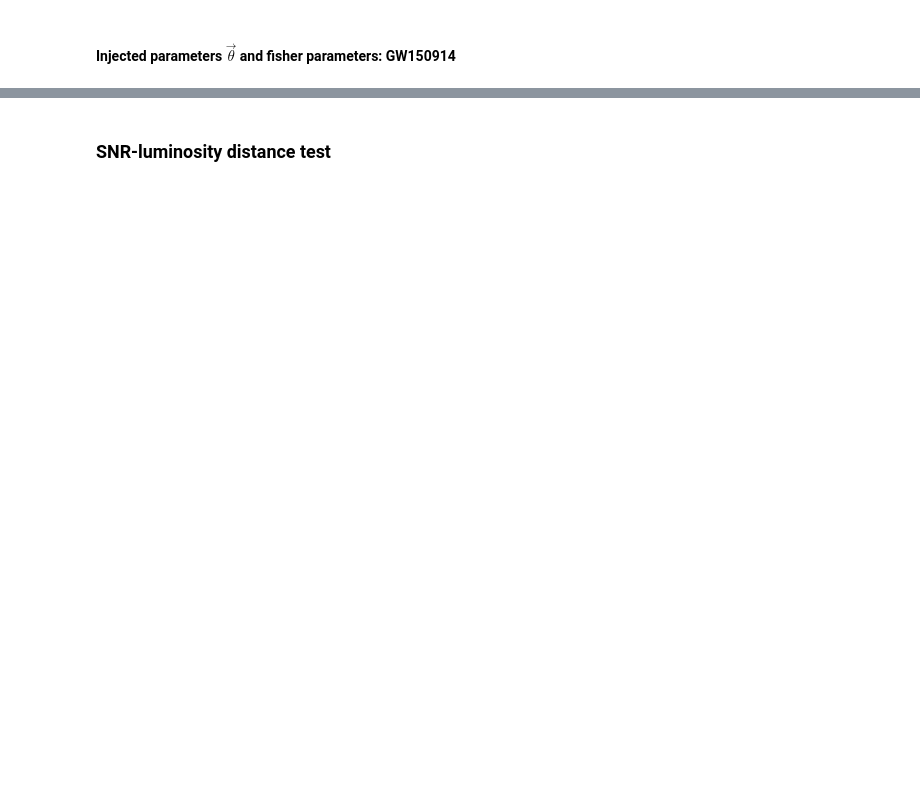
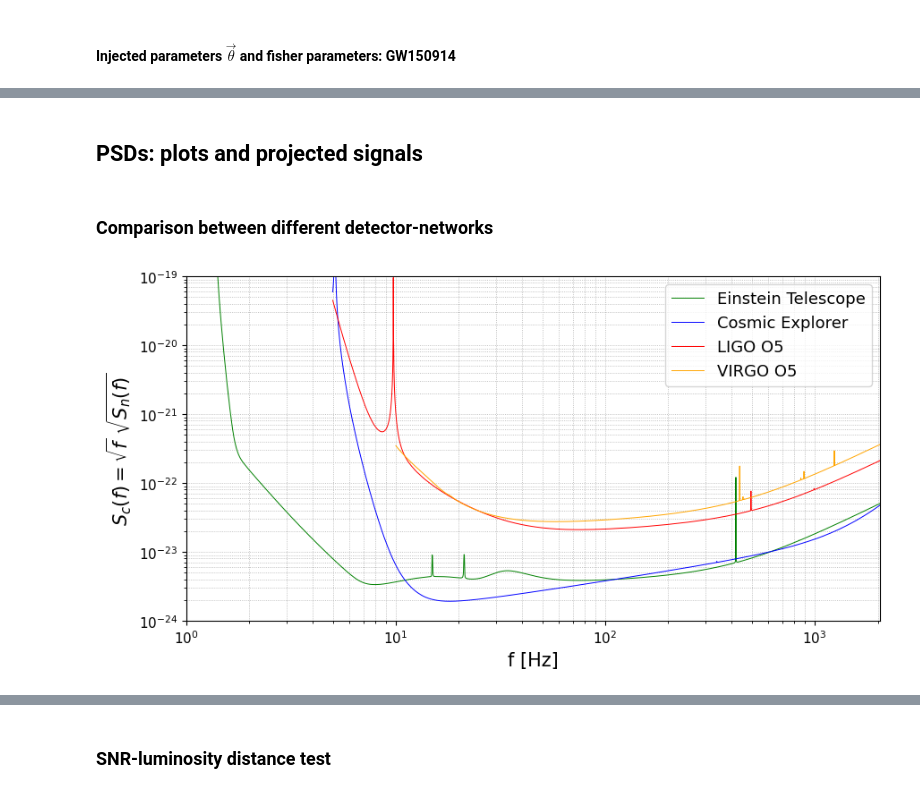
Before and after one commit to AlessandroAgapito23/GWFish_Inspiral_Deviations, a Jupyter notebook: GR_Inspiral_test.ipynb, the cells around one changed output, grey strips where cells are left out. Drawn from its saved outputs; the diff is of its cells as text; code cells hidden in the pictures; blank space fills up the shorter version.

```diff
--- a/GR_Inspiral_test.ipynb
+++ b/GR_Inspiral_test.ipynb
@@ -337,0 +322,42 @@ plt.show()
+# %% [markdown]
+## **PSDs: plots and projected signals**
+# %% [markdown]
+### **Comparison between different detector-networks**
+# %%
+# The PSD of the detector is stored in the detector_psd folder
+# We need to specify the path to the file
+GWFish_path = 'GWFish/'
+psd_et = np.loadtxt(os.path.join(GWFish_path,'detector_psd/ET_psd.txt'), usecols=[0,1])
+psd_ce = np.loadtxt(os.path.join(GWFish_path,'detector_psd/CE1_psd.txt'), usecols=[0,1])
+psd_llo = np.loadtxt(os.path.join(GWFish_path,'detector_psd/LIGO_O5_psd.txt'), usecols=[0,1])
+psd_vo = np.loadtxt(os.path.join(GWFish_path,'detector_psd/Virgo_O5_psd.txt'), usecols=[0,1])
+
+detectors = ['ET']
+network = gw.detection.Network(detector_ids = detectors, detection_SNR = (0., 8.))
+use_duty_cycle = True # default is False anyway
+
+# and the bandwith of the detector
+frequencyvector = network.detectors[0].frequencyvector[:, 0]
+################################################################################
+
+fig, ax = plt.subplots(figsize=(10,5))
+
+ax.plot(psd_et[:,0], np.sqrt(psd_et[:,0]) * np.sqrt(psd_et[:,1]), linewidth = 0.7, color = 'green', label = 'Einstein Telescope')
+ax.plot(psd_ce[:,0], np.sqrt(psd_ce[:,0]) * np.sqrt(psd_ce[:,1]), linewidth = 0.7, color = 'blue', label = 'Cosmic Explorer')
+ax.plot(psd_llo[:,0], np.sqrt(psd_llo[:,0]) * np.sqrt(psd_llo[:,1]), linewidth = 0.7, color = 'red', label = 'LIGO O5')
+ax.plot(psd_vo[:,0], np.sqrt(psd_vo[:,0]) * np.sqrt(psd_vo[:,1]), linewidth = 0.7, color = 'orange', label = 'VIRGO O5')
+
+ax.set_xlim(1.,frequencyvector[-1])
+ax.set_ylim(1e-24, 1e-19)
+ax.set_xscale('log')
+ax.set_yscale('log')
+ax.set_xlabel('f [Hz]', fontsize=15)
+ax.set_ylabel('$S_c(f)=\sqrt{f}$ $\sqrt{S_n(f)}$ ', fontsize=15)
+ax.tick_params(axis='x', which='major', labelsize=11)
+ax.tick_params(axis='y', which='major', labelsize=11)
+plt.grid(linestyle='dotted', linewidth='0.6', which='both')
+ax.legend(loc='upper right', fontsize=13, ncol=1, fancybox=True)
+#plt.savefig('asd_comparison.pdf')
+plt.show()
+# %% [output]
+[figure, added]
```
Also changed, not shown: parts of 149 cells of this notebook.
